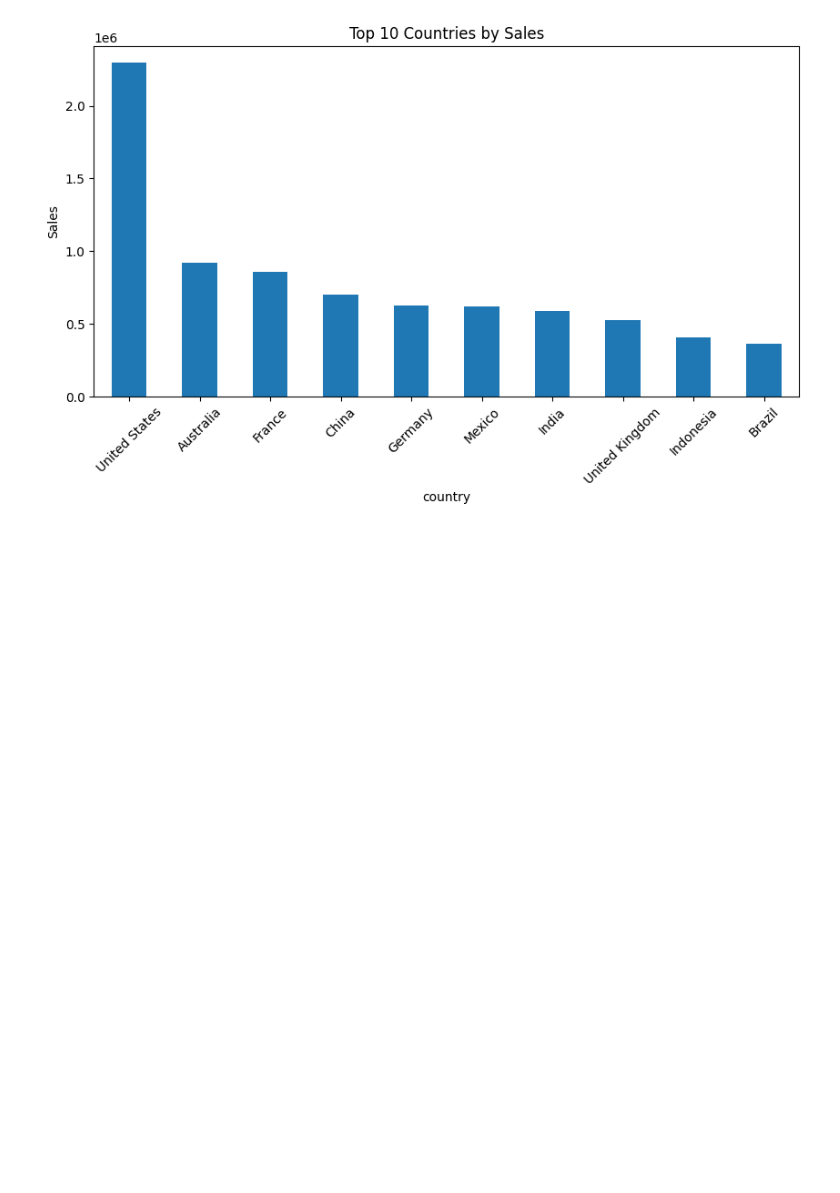
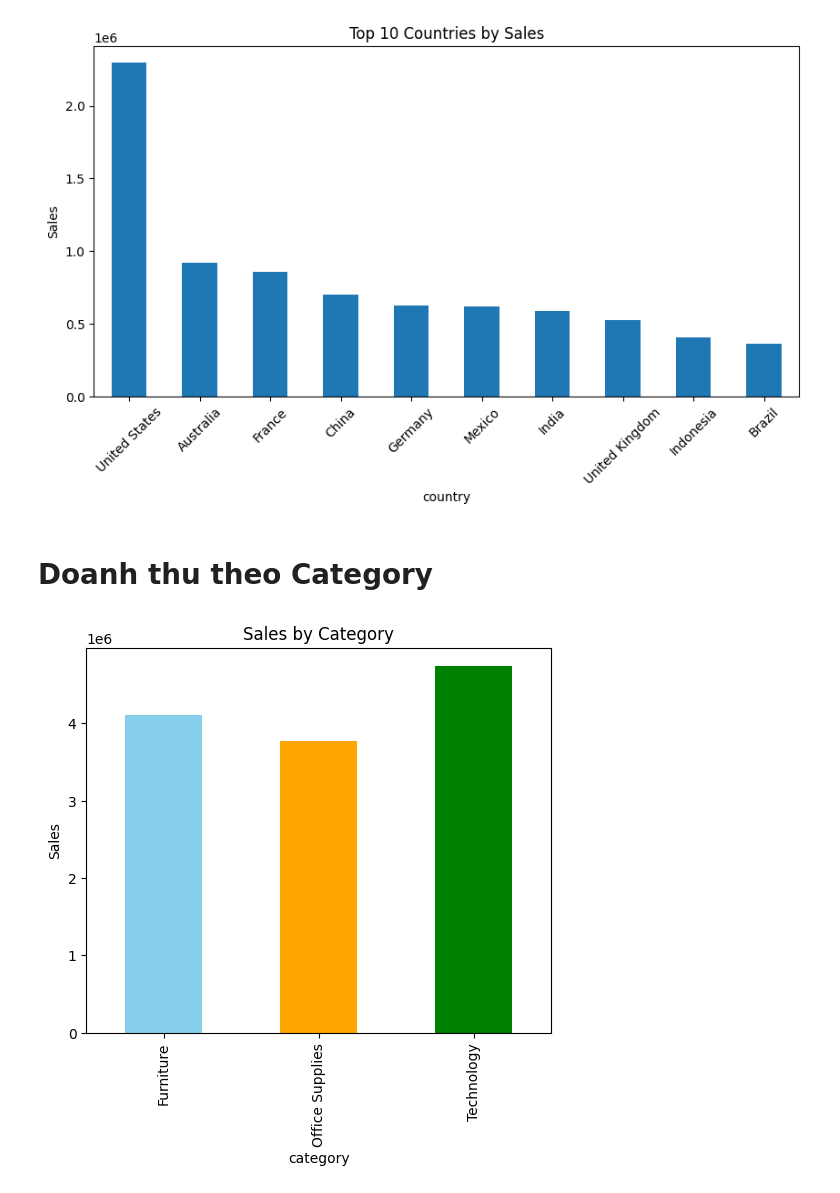
Before and after one commit to Glen0044/DATN---Phantom-Data, a Jupyter notebook: Code/plot/data visualization.ipynb, the cells around one changed output. Saved outputs shown, nothing was run; the diff lists cells and outputs as text; code cells hidden in the pictures; blank space fills up the shorter version.

Commit message:
visualization3

```diff
--- a/Code/plot/data visualization.ipynb
+++ b/Code/plot/data visualization.ipynb
@@ -80,3 +80,21 @@ plt.xticks(rotation=45)
 plt.show()
 # %% [output]
 [figure]
+# %% [markdown]
+# Doanh thu theo Category
+# %%
+category_sales = df.groupby("category")["sales"].sum()
+
+plt.figure(figsize=(6,5))
+
+category_sales.plot(
+    kind="bar",
+    color=["skyblue","orange","green"]
+)
+
+plt.title("Sales by Category")
+plt.ylabel("Sales")
+
+plt.show()
+# %% [output]
+[figure, added]
```
